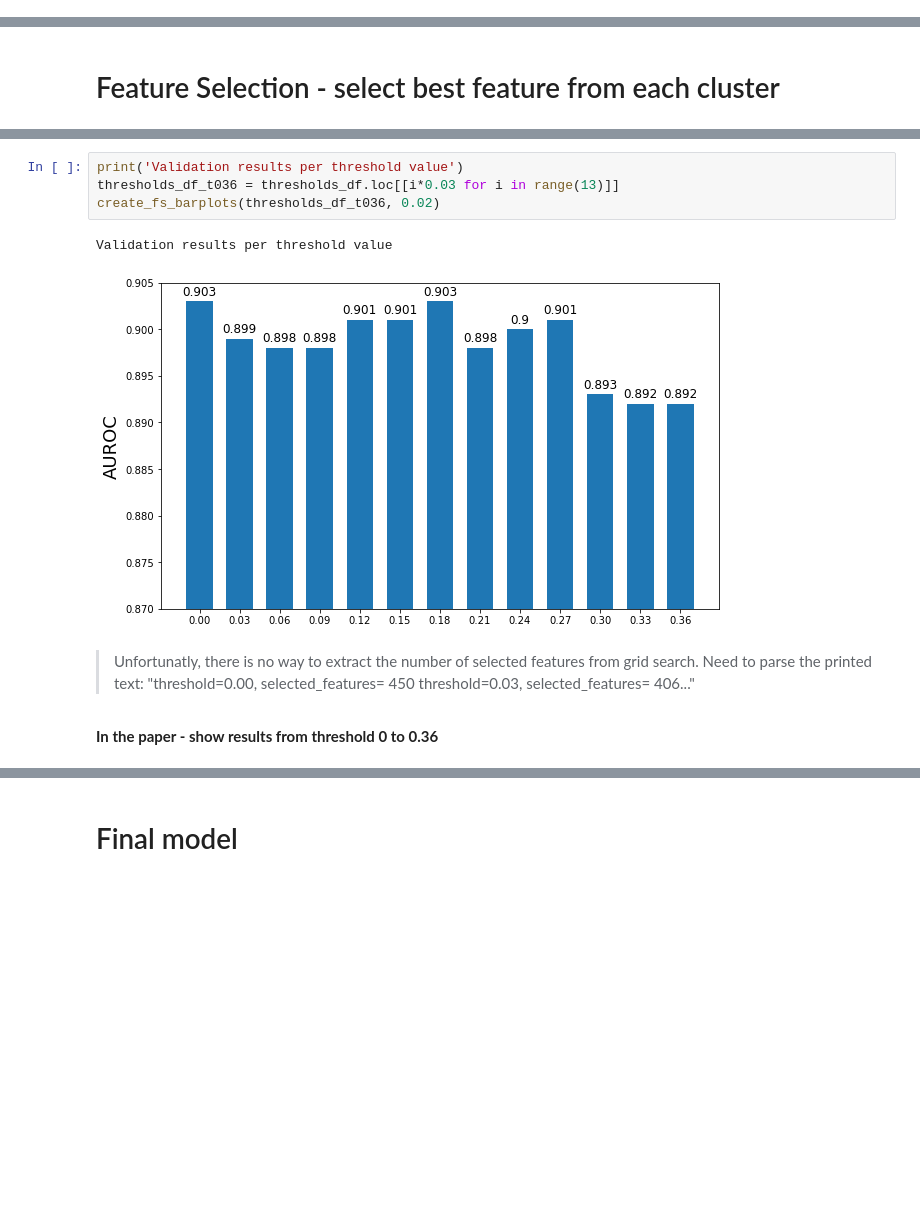
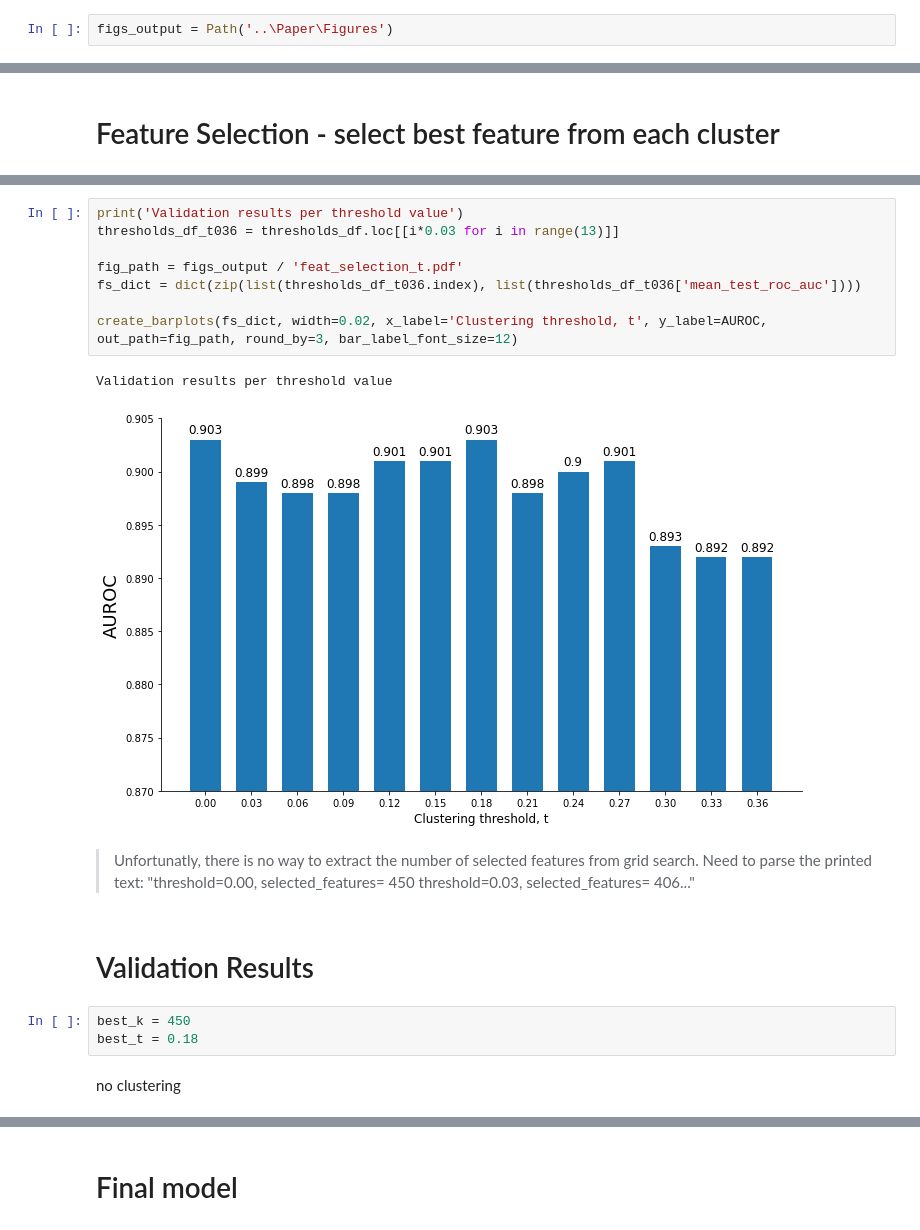
Before and after one commit to shakedna1/wspc_rep, a Jupyter notebook: Code/WSPC_train_pipeline.ipynb, the cells around one changed output, grey strips where cells are left out. Cells and saved outputs as stored; diff of their text form; blank space fills up the shorter version.

Commit message:
Update plots

```diff
--- a/Code/WSPC_train_pipeline.ipynb
+++ b/Code/WSPC_train_pipeline.ipynb
@@ -44,6 +44,8 @@ from sklearn.pipeline import Pipeline
 pd.set_option('display.max_colwidth', None)
 pd.set_option('display.max_rows', None)
 path = Path('..\Data')
+# %%
+figs_output = Path('..\Paper\Figures')
 # %%
 train_genomes_path = path / 'train_genomes.fasta'
 train_genomes_metedata_path = path / 'train_genomes_info.csv'
@@ -175,12 +178,21 @@ Best roc_auc score is: 0.9030538749639873
 # %%
 print('Validation results per threshold value')
 thresholds_df_t036 = thresholds_df.loc[[i*0.03 for i in range(13)]]
-create_fs_barplots(thresholds_df_t036, 0.02)
+
+fig_path = figs_output / 'feat_selection_t.pdf'
+fs_dict = dict(zip(list(thresholds_df_t036.index), list(thresholds_df_t036['mean_test_roc_auc'])))
+
+create_barplots(fs_dict, width=0.02, x_label='Clustering threshold, t', y_label=AUROC, out_path=fig_path, round_by=3, bar_label_font_size=12)
 # %% [output]
 Validation results per threshold value
-[figure, old version]
+[figure, new version]
 # %% [markdown]
 > Unfortunatly, there is no way to extract the number of selected features from grid search. Need to parse the printed text: "threshold=0.00, selected_features= 450
 threshold=0.03, selected_features= 406..."
-# %% [markdown]
-**In the paper - show results from threshold 0 to 0.36**
+# %% [markdown]
+# Validation Results
+# %%
+best_k = 450
+best_t = 0.18
+# %% [markdown]
+no clustering
```
Also changed, not shown: parts of 38 cells of this notebook, 1 other file.
